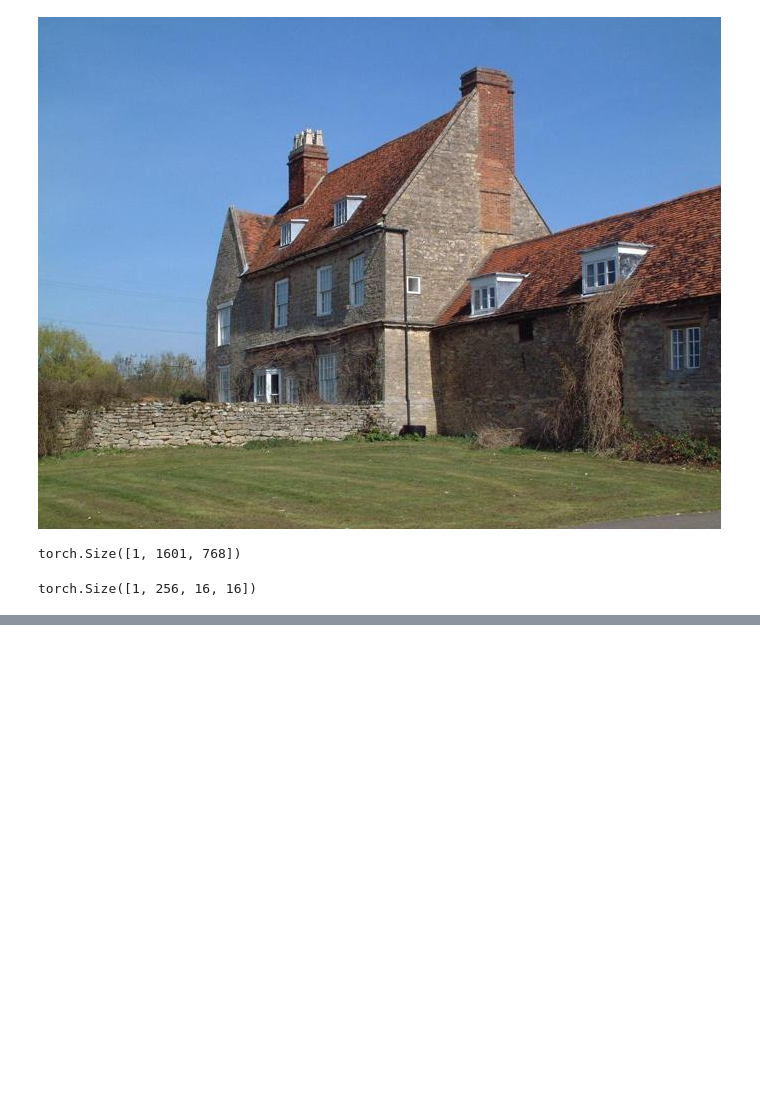
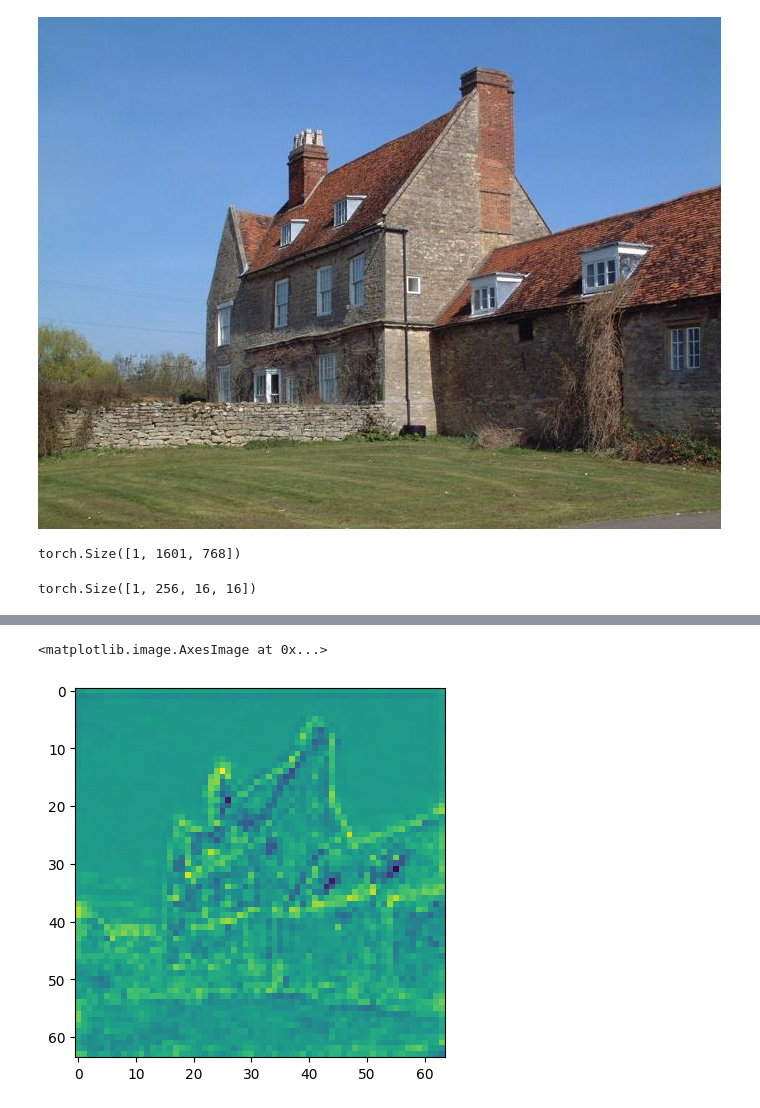
Before and after one commit to danjacobellis/CMMR, a Jupyter notebook: ade20k.ipynb, the cells around one changed output, grey strips where cells are left out. Cells and saved outputs as stored; diff of their text form; code cells hidden in the pictures; blank space fills up the shorter version.

```diff
--- a/ade20k.ipynb
+++ b/ade20k.ipynb
@@ -36,0 +64,5 @@ torch.Size([1, 256, 16, 16])
+# %%
+plt.imshow(z[1][1][0,0,:,:].detach())
+# %% [output]
+<matplotlib.image.AxesImage at 0x...>
+[figure, added]
```
Also changed, not shown: parts of 9 cells of this notebook.
